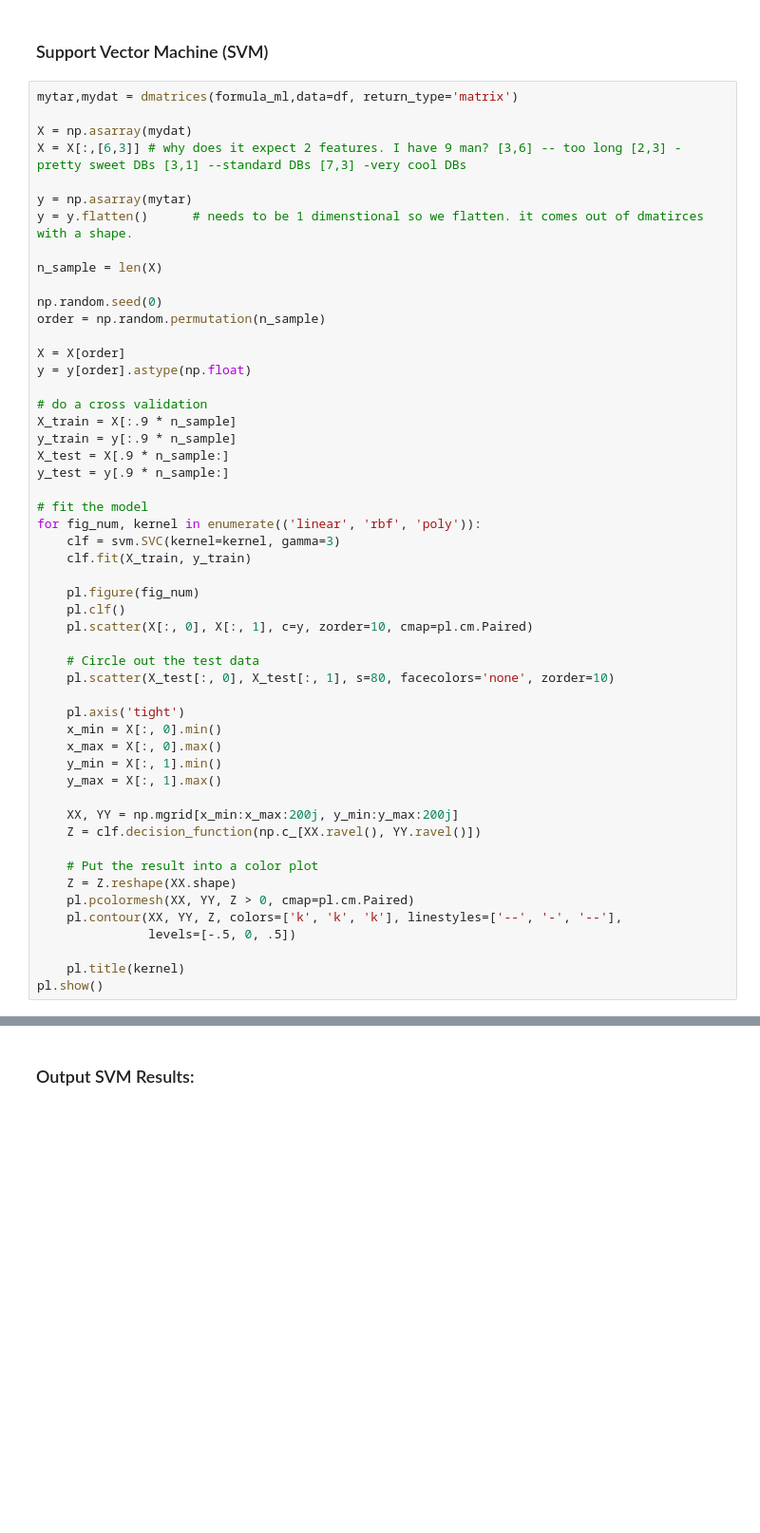
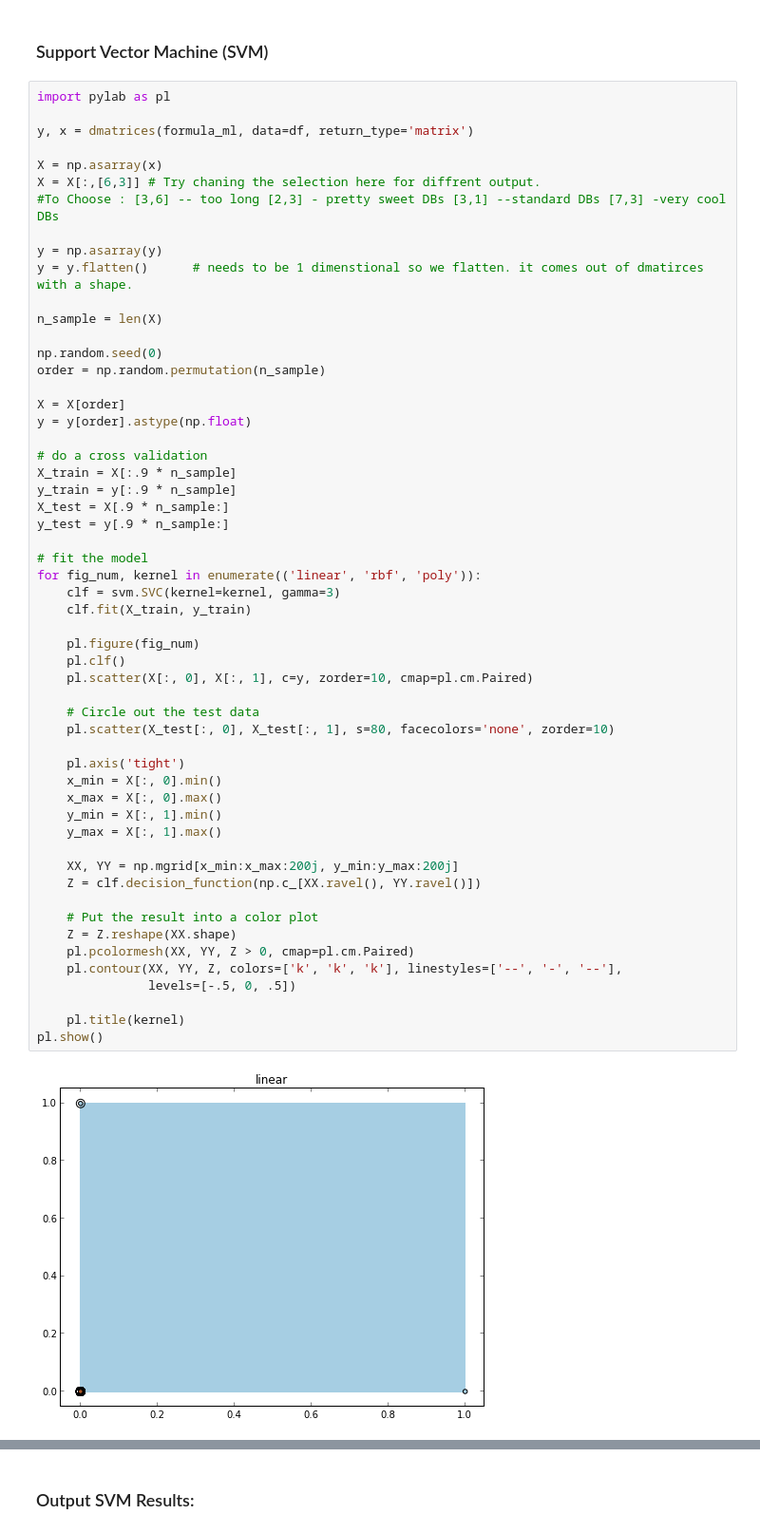
Before and after one commit to agconti/kaggle-titanic, a Jupyter notebook: Titanic.ipynb, the cells around one changed output, grey strips where cells are left out. Shown at 95% size. Saved outputs shown, nothing was run; the diff lists cells and outputs as text; blank space fills up the shorter version.

```diff
--- a/Titanic.ipynb
+++ b/Titanic.ipynb
@@ -398,12 +427,15 @@ Mean accuracy of Random Forest Predictions on the data was: 0.527095694988
 # %% [markdown]
 ### Support Vector Machine (SVM)
 # %%
-mytar,mydat = dmatrices(formula_ml,data=df, return_type='matrix')
+import pylab as pl
 
-X = np.asarray(mydat)
-X = X[:,[6,3]] # why does it expect 2 features. I have 9 man? [3,6] -- too long [2,3] - pretty sweet DBs [3,1] --standard DBs [7,3] -very cool DBs
+y, x = dmatrices(formula_ml, data=df, return_type='matrix')
 
-y = np.asarray(mytar)
+X = np.asarray(x)
+X = X[:,[6,3]] # Try chaning the selection here for diffrent output.
+#To Choose : [3,6] -- too long [2,3] - pretty sweet DBs [3,1] --standard DBs [7,3] -very cool DBs
+
+y = np.asarray(y)
 y = y.flatten()      # needs to be 1 dimenstional so we flatten. it comes out of dmatirces with a shape.
 
 n_sample = len(X)
@@ -422,30 +454,32 @@ y_test = y[.9 * n_sample:]
 
 # fit the model
 for fig_num, kernel in enumerate(('linear', 'rbf', 'poly')):
     clf = svm.SVC(kernel=kernel, gamma=3)
     clf.fit(X_train, y_train)
 
     pl.figure(fig_num)
     pl.clf()
     pl.scatter(X[:, 0], X[:, 1], c=y, zorder=10, cmap=pl.cm.Paired)
 
     # Circle out the test data
     pl.scatter(X_test[:, 0], X_test[:, 1], s=80, facecolors='none', zorder=10)
 
     pl.axis('tight')
     x_min = X[:, 0].min()
     x_max = X[:, 0].max()
     y_min = X[:, 1].min()
     y_max = X[:, 1].max()
 
     XX, YY = np.mgrid[x_min:x_max:200j, y_min:y_max:200j]
     Z = clf.decision_function(np.c_[XX.ravel(), YY.ravel()])
 
     # Put the result into a color plot
     Z = Z.reshape(XX.shape)
     pl.pcolormesh(XX, YY, Z > 0, cmap=pl.cm.Paired)
     pl.contour(XX, YY, Z, colors=['k', 'k', 'k'], linestyles=['--', '-', '--'],
                levels=[-.5, 0, .5])
 
     pl.title(kernel)
 pl.show()
+# %% [output]
+[figure, added]
```
Also changed, not shown: parts of 33 cells of this notebook.
